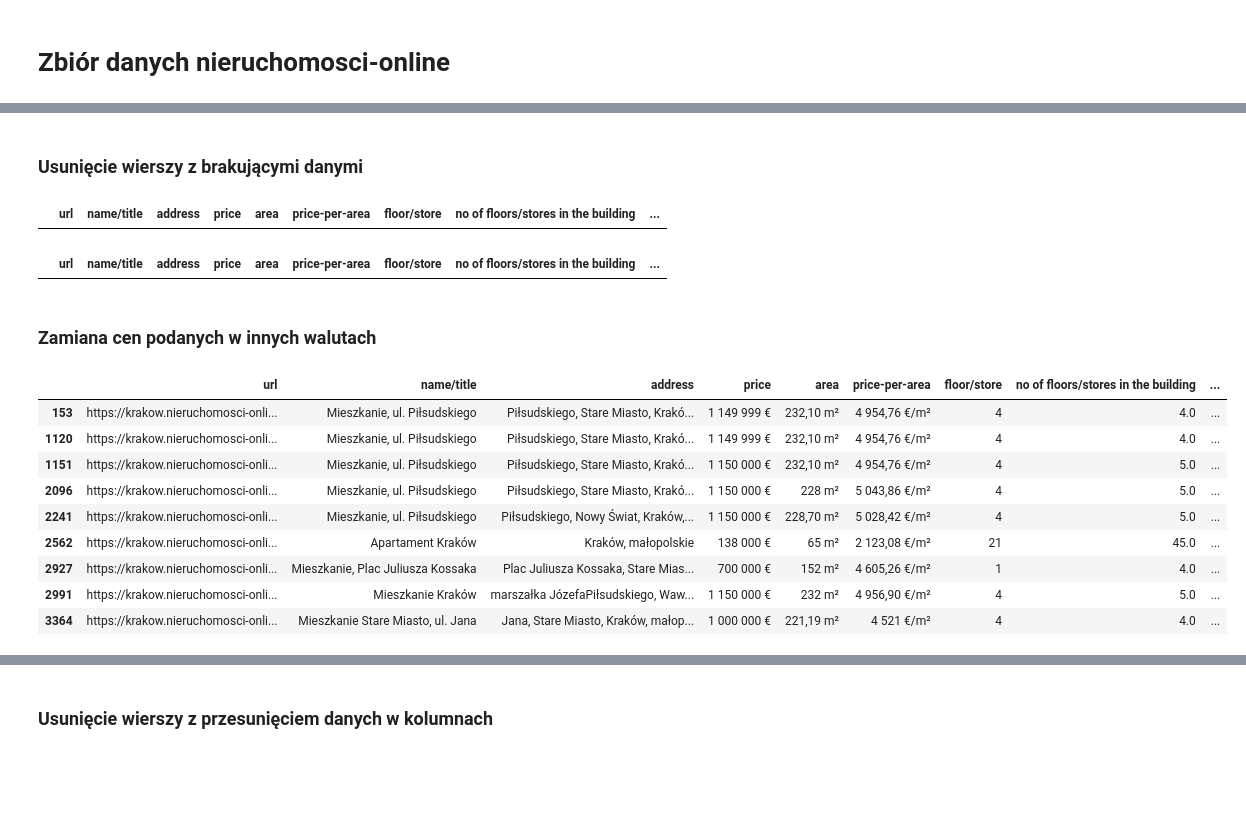
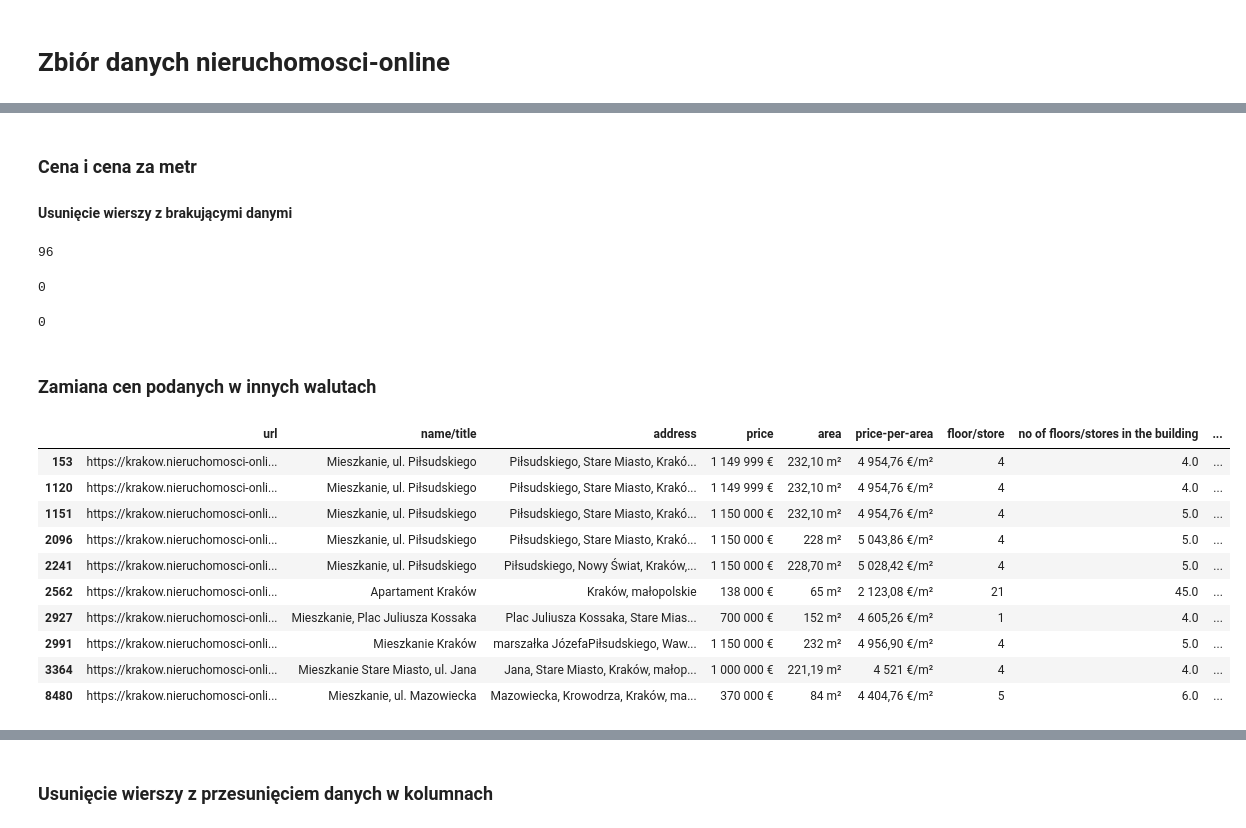
Before and after one commit to ksobczykR2DS/cracow-house-market-analysis, a Jupyter notebook: analysis.ipynb, the cells around one changed output, grey strips where cells are left out. Drawn from its saved outputs; the diff is of its cells as text; code cells hidden in the pictures; blank space fills up the shorter version.

Commit message:
Nieruchomosci dataset done up until addresses, golocation and duplicates

```diff
--- a/analysis.ipynb
+++ b/analysis.ipynb
@@ -730,11 +734,15 @@ small_df
 # %%
 df_nieruchomosci = pd.read_csv('datasets/nieruchomosci-online_dataset_raw.csv')
 df_2024_03_25_nieruchomosci_new_data = pd.read_csv('datasets/timestamps/2024-03-25-nieruchomosci-online-new_data.csv')
-df_2024_03_25_nieruchomosci_updated_data = pd.read_csv('datasets/timestamps/2024-03-25-nieruchomosci-online-new_data.csv')
-df_2024_04_07_nieruchomosci_new_data = pd.read_csv('datasets/timestamps/2024-04-07')
-df_2024_04_07_nieruchomosci_updated_data = pd.read_csv('datasets/timestamps/2024-04-07')
+df_2024_03_25_nieruchomosci_updated_data = pd.read_csv('datasets/timestamps/2024-03-25-nieruchomosci-online-updated_data.csv')
+df_2024_04_07_nieruchomosci_new_data = pd.read_csv('datasets/timestamps/2024-04-07-nieruchomosci-online-new_data.csv')
+df_2024_04_07_nieruchomosci_updated_data = pd.read_csv('datasets/timestamps/2024-04-07-nieruchomosci-online-updated_data.csv')
 df_2024_04_21_nieruchomosci_new_data = pd.read_csv('datasets/timestamps/2024-04-21-nieruchomosci-online-new_data.csv')
 df_2024_04_21_nieruchomosci_updated_data = pd.read_csv('datasets/timestamps/2024-04-21-nieruchomosci-online-updated_data.csv')
+# %%
+df_nieruchomosci = update_dataframe(df_nieruchomosci, df_2024_03_25_nieruchomosci_updated_data, df_2024_03_25_nieruchomosci_new_data)
+df_nieruchomosci = update_dataframe(df_nieruchomosci, df_2024_04_07_nieruchomosci_updated_data, df_2024_04_07_nieruchomosci_new_data)
+df_nieruchomosci = update_dataframe(df_nieruchomosci, df_2024_04_21_nieruchomosci_updated_data, df_2024_04_21_nieruchomosci_new_data)
 # %%
 df_nieruchomosci.info()
 # %% [output]
@@ -761,32 +769,41 @@ memory usage: 401.2+ KB
 # %% [markdown]
-### Usunięcie wierszy z brakującymi danymi
+### Cena i cena za metr
+#### Usunięcie wierszy z brakującymi danymi
 # %%
 print(df_nieruchomosci[df_nieruchomosci['price'].isnull()].shape[0])
 df_nieruchomosci.drop(df_nieruchomosci[df_nieruchomosci['price'].isnull()].index, inplace=True)
+# %% [output]
+96
 # %%
 # sprawdzenie, czy są jakieś wartości w kolumnie price-per-area, które nie zawierają danych liczbowych
-df_nieruchomosci[~df_nieruchomosci['price-per-area'].str.contains(r'\d')]
+df_nieruchomosci[~df_nieruchomosci['price-per-area'].str.contains(r'\d')].shape[0]
 # %% [output]
-|  | url | name/title | address | price | area | price-per-area | floor/store | no of floors/stores in the building | ... |
+0
 # %%
 # sprawdzenie, czy są jakieś wartości w kolumnie price, które nie zawierają danych liczbowych
-df_nieruchomosci[~df_nieruchomosci['price'].str.contains(r'\d')]
+df_nieruchomosci[~df_nieruchomosci['price'].str.contains(r'\d')].shape[0]
 # %% [output]
-|  | url | name/title | address | price | area | price-per-area | floor/store | no of floors/stores in the building | ... |
+0
 # %% [markdown]
 ### Zamiana cen podanych w innych walutach
 # %%
 # wartości w kolumnie 'price' podane w innej walucie
-different_currency_price = df_nieruchomosci[~df_nieruchomosci['price'].str.contains('zł')].copy()
+# price-per-area w innej walucie
+
+# df_nieruchomosci[~df_nieruchomosci['price'].str.contains('zł')].copy()
+# df_nieruchomosci[~df_nieruchomosci['price-per-area'].str.contains('zł')].copy()
+
+different_currency_price = pd.concat([df_nieruchomosci[~df_nieruchomosci['price'].str.contains('zł')].copy(), df_nieruchomosci[~df_nieruchomosci['price-per-area'].str.contains('zł')].copy()]).drop_duplicates()
 different_currency_price
 # %% [output]
 |  | url | name/title | address | price | area | price-per-area | floor/store | no of floors/stores in the building | ... |
 | 153 | https://krakow.nieruchomosci-onli... | Mieszkanie, ul. Piłsudskiego | Piłsudskiego, Stare Miasto, Krakó... | 1 149 999 € | 232,10 m² | 4 954,76 €/m² | 4 | 4.0 | ... |
 | 1120 | https://krakow.nieruchomosci-onli... | Mieszkanie, ul. Piłsudskiego | Piłsudskiego, Stare Miasto, Krakó... | 1 149 999 € | 232,10 m² | 4 954,76 €/m² | 4 | 4.0 | ... |
 | 1151 | https://krakow.nieruchomosci-onli... | Mieszkanie, ul. Piłsudskiego | Piłsudskiego, Stare Miasto, Krakó... | 1 150 000 € | 232,10 m² | 4 954,76 €/m² | 4 | 5.0 | ... |
 | 2096 | https://krakow.nieruchomosci-onli... | Mieszkanie, ul. Piłsudskiego | Piłsudskiego, Stare Miasto, Krakó... | 1 150 000 € | 228 m² | 5 043,86 €/m² | 4 | 5.0 | ... |
 | 2241 | https://krakow.nieruchomosci-onli... | Mieszkanie, ul. Piłsudskiego | Piłsudskiego, Nowy Świat, Kraków,... | 1 150 000 € | 228,70 m² | 5 028,42 €/m² | 4 | 5.0 | ... |
 | 2562 | https://krakow.nieruchomosci-onli... | Apartament Kraków | Kraków, małopolskie | 138 000 € | 65 m² | 2 123,08 €/m² | 21 | 45.0 | ... |
 | 2927 | https://krakow.nieruchomosci-onli... | Mieszkanie, Plac Juliusza Kossaka | Plac Juliusza Kossaka, Stare Mias... | 700 000 € | 152 m² | 4 605,26 €/m² | 1 | 4.0 | ... |
 | 2991 | https://krakow.nieruchomosci-onli... | Mieszkanie Kraków | marszałka JózefaPiłsudskiego, Waw... | 1 150 000 € | 232 m² | 4 956,90 €/m² | 4 | 5.0 | ... |
 | 3364 | https://krakow.nieruchomosci-onli... | Mieszkanie Stare Miasto, ul. Jana | Jana, Stare Miasto, Kraków, małop... | 1 000 000 € | 221,19 m² | 4 521 €/m² | 4 | 4.0 | ... |
+| 8480 | https://krakow.nieruchomosci-onli... | Mieszkanie, ul. Mazowiecka | Mazowiecka, Krowodrza, Kraków, ma... | 370 000 € | 84 m² | 4 404,76 €/m² | 5 | 6.0 | ... |
```
Also changed, not shown: parts of 42 cells of this notebook, 3 other files.
